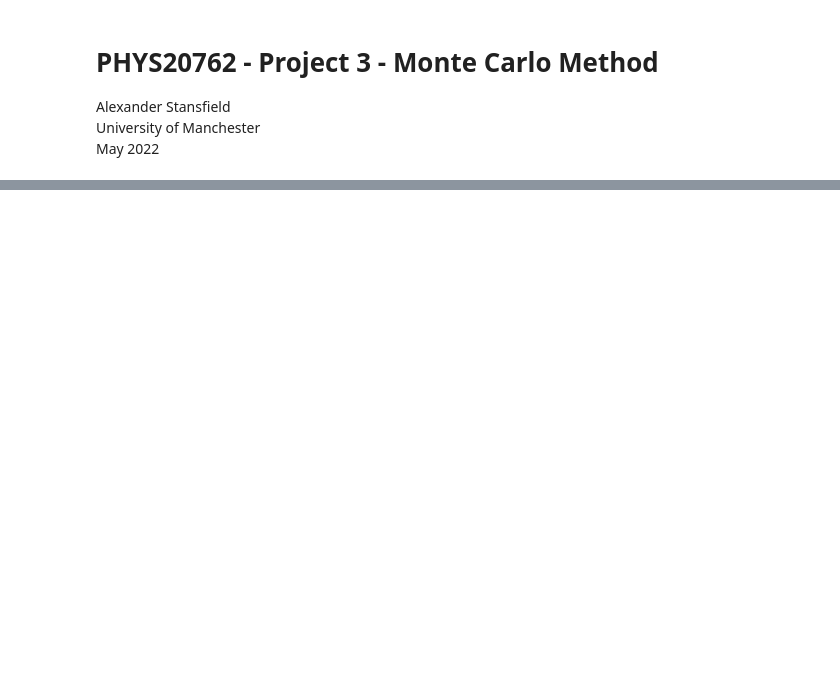
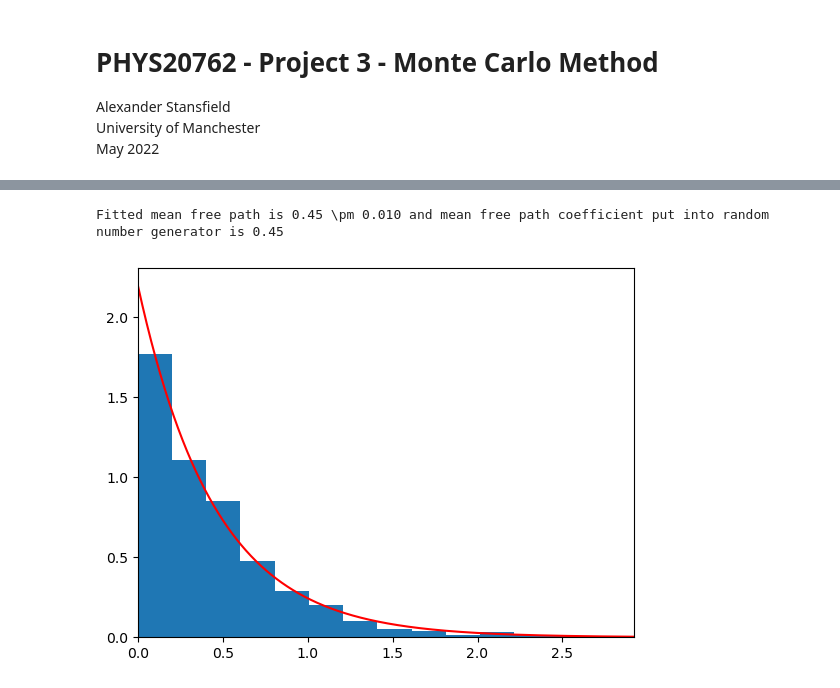
Before and after one commit to stanzi1626/MonteCarlo, a Jupyter notebook: project3.ipynb, the cells around one changed output, grey strips where cells are left out. Saved outputs shown, nothing was run; the diff lists cells and outputs as text; code cells hidden in the pictures; blank space fills up the shorter version.

```diff
--- a/project3.ipynb
+++ b/project3.ipynb
@@ -49,0 +87,42 @@ plt.show()
+# %%
+expected_mean_free_path = 0.45
+
+def random_exponential(mean_free_path, count):
+    return -mean_free_path*np.log(np.random.uniform(0, 1, count))
+
+def exponential_function(data, coefficient):
+    return 1/coefficient*np.e**(-data/coefficient)
+
+def find_parameters(x, y):
+    """
+    Finds the best values for m_z, gamma_z and gamma_ee to have the
+    lowest chi-square. Halts code if no optimised parameters could be
+    found in the runtime allowed.
+
+    Paramaters
+    ----------
+    data: 2D array of floats
+
+    Returns
+    -------
+    3 floats
+    """
+    try:
+        expected, uncertainty = curve_fit(exponential_function, x, y, p0 = 2) #, sigma=data[:, 2]
+    except RuntimeError:
+        print('Scipy.optimize.curve_fit was not able to find the best'
+              ' parameters')
+
+    return expected[0], math.sqrt(uncertainty[0, 0])
+
+count, bins, ignored = plt.hist(random_exponential(expected_mean_free_path, number_points), 15, density = True)
+bin_midpoints = 0.5*(bins[1:] + bins[:-1])
+free_path, uncertainty = find_parameters(bin_midpoints, count)
+plt.plot(np.linspace(0, np.max(bin_midpoints), 1000), exponential_function(np.linspace(0, np.max(bin_midpoints), 1000), free_path), color = 'red')
+print('Fitted mean free path is {0:.2f} \pm {1:.3f} and mean free path coefficient put into random number generator is {2}'.format(free_path, uncertainty, expected_mean_free_path))
+
+plt.xlim(0, np.max(bin_midpoints))
+plt.show()
+# %% [output]
+Fitted mean free path is 0.45 \pm 0.010 and mean free path coefficient put into random number generator is 0.45
+[figure, added]
```
Also changed, not shown: parts of 14 cells of this notebook.
